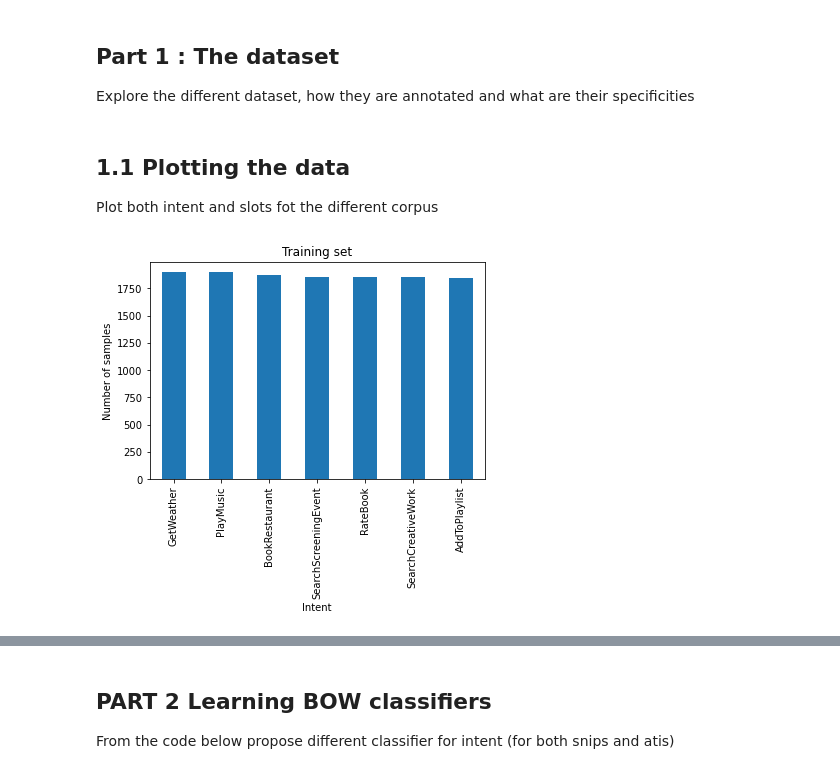
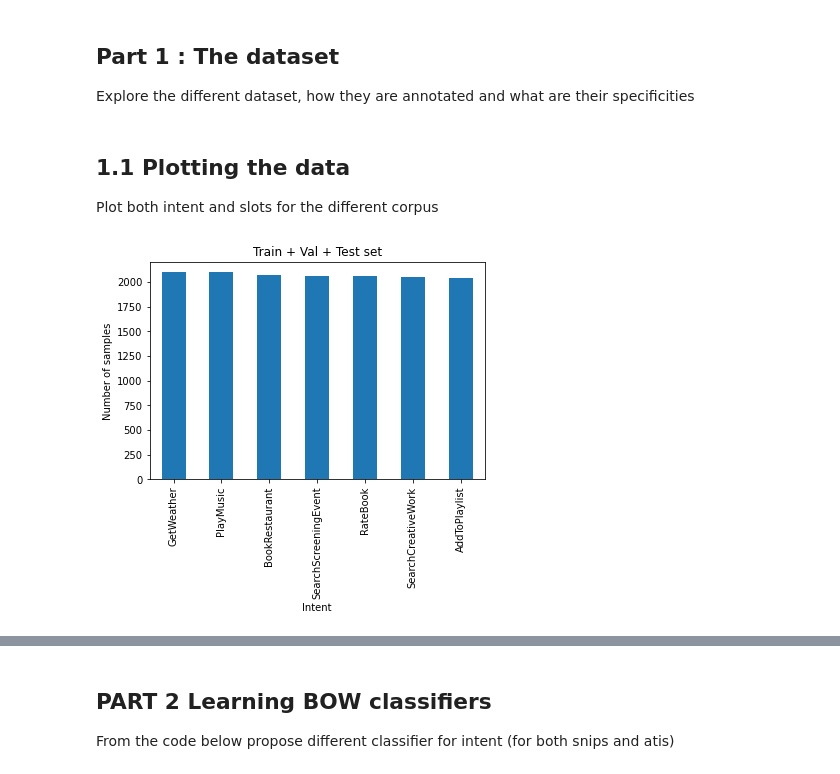
Before and after one commit to ktgiahieu/text-mining-class, a Jupyter notebook: TP5/1-IntentAndSlot.ipynb, the cells around one changed output, grey strips where cells are left out. Drawn from its saved outputs; the diff is of its cells as text; code cells hidden in the pictures.

```diff
--- a/TP5/1-IntentAndSlot.ipynb
+++ b/TP5/1-IntentAndSlot.ipynb
@@ -45,12 +45,19 @@ validation_set = pd.read_csv(current_data_path.format('dev'), index_col='id')
 testing_set = pd.read_csv(current_data_path.format('test'), index_col='id')
 # %% [markdown]
 ## 1.1 Plotting the data
-Plot both intent and slots fot the different corpus
+Plot both intent and slots for the different corpus
 # %%
-training_set.value_counts('intent').plot.bar()
-plt.title('Training set')
-plt.xlabel('Intent')
-plt.ylabel('Number of samples')
-plt.show()
+# training_set.value_counts('intent').plot.bar()
+all_data = pd.concat([training_set, validation_set, testing_set])
+intent_counts = all_data.value_counts('intent')
+
+if not intent_counts.empty:
+    intent_counts.plot.bar()
+    plt.title('Train + Val + Test set')
+    plt.xlabel('Intent')
+    plt.ylabel('Number of samples')
+    plt.show()
+else:
+    print("No data available to plot.")
 # %% [output]
-[figure, old version]
+[figure, new version]
```
Also changed, not shown: parts of 9 cells of this notebook, 1 other file.
